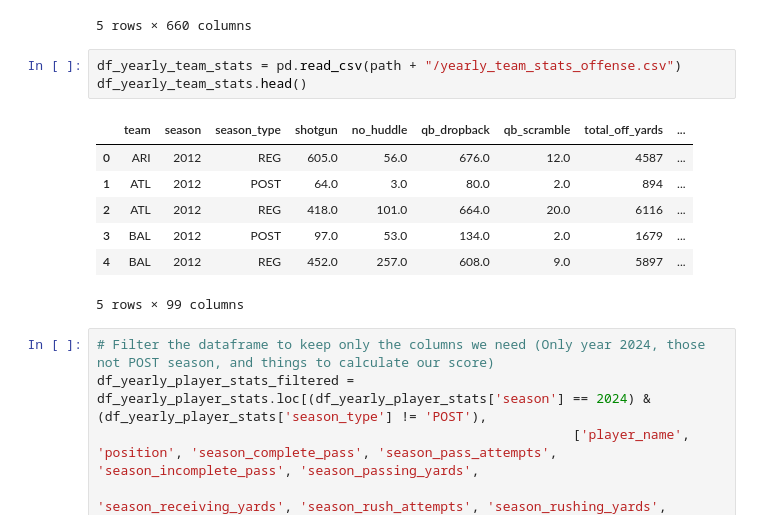
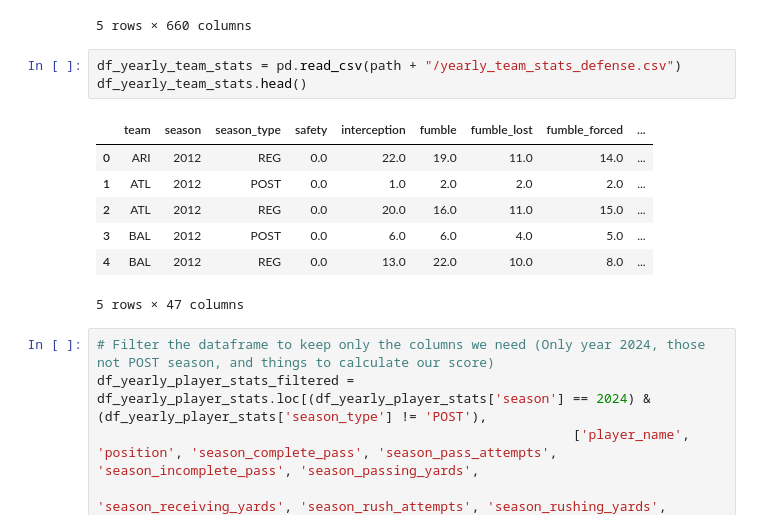
Before and after one commit to fdac25/football, a Jupyter notebook: football.ipynb, the cells around one changed output. Drawn from its saved outputs; the diff is of its cells as text.

```diff
--- a/football.ipynb
+++ b/football.ipynb
@@ -48,16 +48,16 @@ df_yearly_player_stats.head()
 | 4 | 00-0007091 | Matt Hasselbeck | QB | 1975 | 1998.0 | 6.0 | 34.0 | 187.0 | 76.0 | ... |
 5 rows × 660 columns
 # %%
-df_yearly_team_stats = pd.read_csv(path + "/yearly_team_stats_offense.csv")
+df_yearly_team_stats = pd.read_csv(path + "/yearly_team_stats_defense.csv")
 df_yearly_team_stats.head()
 # %% [output]
-|  | team | season | season_type | shotgun | no_huddle | qb_dropback | qb_scramble | total_off_yards | ... |
-| 0 | ARI | 2012 | REG | 605.0 | 56.0 | 676.0 | 12.0 | 4587 | ... |
-| 1 | ATL | 2012 | POST | 64.0 | 3.0 | 80.0 | 2.0 | 894 | ... |
-| 2 | ATL | 2012 | REG | 418.0 | 101.0 | 664.0 | 20.0 | 6116 | ... |
-| 3 | BAL | 2012 | POST | 97.0 | 53.0 | 134.0 | 2.0 | 1679 | ... |
-| 4 | BAL | 2012 | REG | 452.0 | 257.0 | 608.0 | 9.0 | 5897 | ... |
+|  | team | season | season_type | safety | interception | fumble | fumble_lost | fumble_forced | ... |
+| 0 | ARI | 2012 | REG | 0.0 | 22.0 | 19.0 | 11.0 | 14.0 | ... |
+| 1 | ATL | 2012 | POST | 0.0 | 1.0 | 2.0 | 2.0 | 2.0 | ... |
+| 2 | ATL | 2012 | REG | 0.0 | 20.0 | 16.0 | 11.0 | 15.0 | ... |
+| 3 | BAL | 2012 | POST | 0.0 | 6.0 | 6.0 | 4.0 | 5.0 | ... |
+| 4 | BAL | 2012 | REG | 0.0 | 13.0 | 22.0 | 10.0 | 8.0 | ... |
-5 rows × 99 columns
+5 rows × 47 columns
 # %%
 # Filter the dataframe to keep only the columns we need (Only year 2024, those not POST season, and things to calculate our score)
 df_yearly_player_stats_filtered = df_yearly_player_stats.loc[(df_yearly_player_stats['season'] == 2024) & (df_yearly_player_stats['season_type'] != 'POST'),
```
Also changed, not shown: parts of 7 cells of this notebook.
